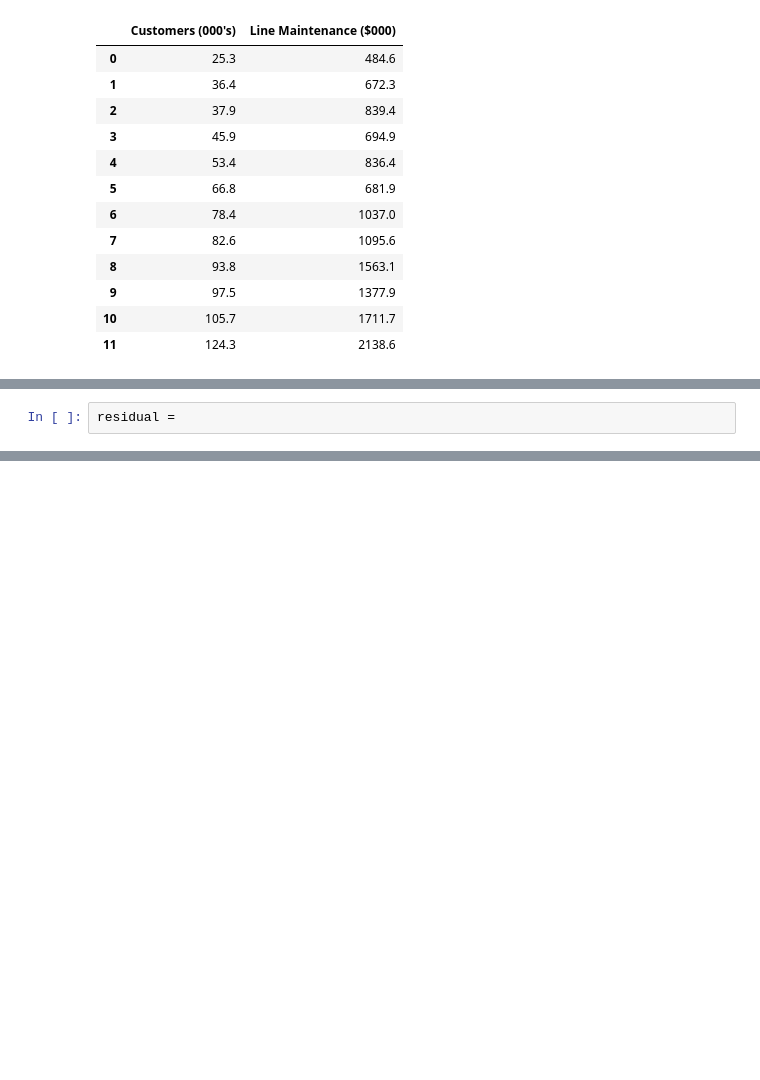
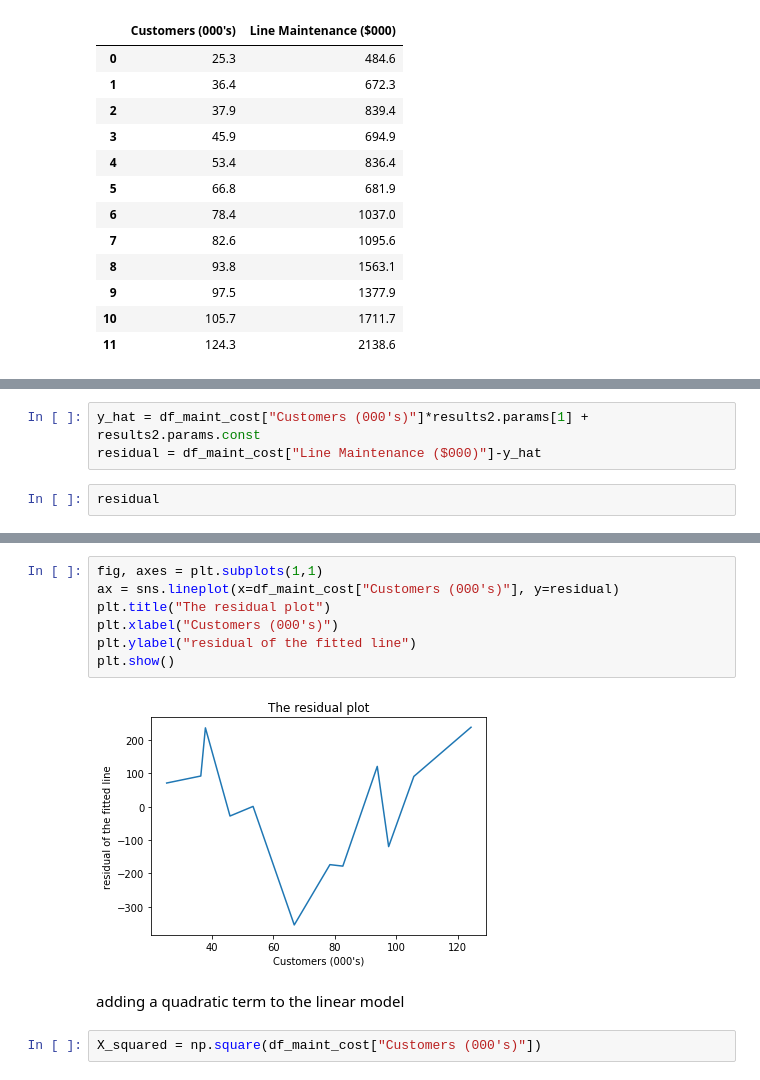
Before and after one commit to ColinFangshu/Linear-model-prediction, a Jupyter notebook: Linear model prediction.ipynb, the cells around one changed output, grey strips where cells are left out. Drawn from its saved outputs; the diff is of its cells as text; blank space fills up the shorter version.

```diff
--- a/Linear model prediction.ipynb
+++ b/Linear model prediction.ipynb
@@ -137,2 +145,5 @@ results2 = model2.fit()
+# %%
+y_hat = df_maint_cost["Customers (000's)"]*results2.params[1] + results2.params.const
+residual = df_maint_cost["Line Maintenance ($000)"]-y_hat
 # %%
-residual =
+residual
@@ -138,0 +164,13 @@ residual =
+# %%
+fig, axes = plt.subplots(1,1)
+ax = sns.lineplot(x=df_maint_cost["Customers (000's)"], y=residual)
+plt.title("The residual plot")
+plt.xlabel("Customers (000's)")
+plt.ylabel("residual of the fitted line")
+plt.show()
+# %% [output]
+[figure, added]
+# %% [markdown]
+adding a quadratic term to the linear model
+# %%
+X_squared = np.square(df_maint_cost["Customers (000's)"])
```
Also changed, not shown: parts of 7 cells of this notebook.
